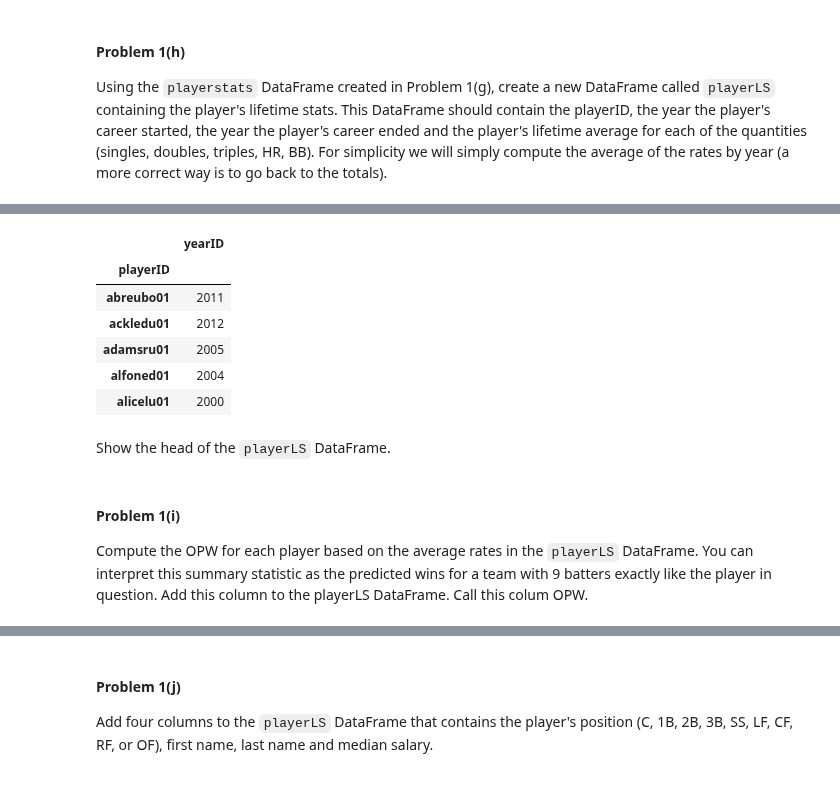
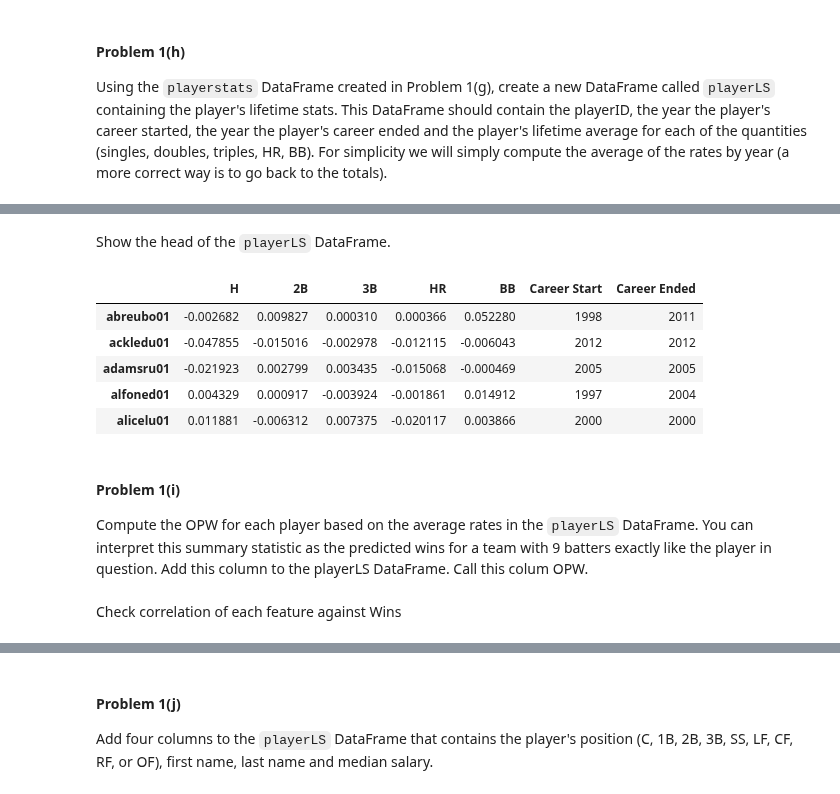
Before and after one commit to AnilKumarTeegala/DSE220_Machine_Learning, a Jupyter notebook: IPynb/Assignment_2_MAS.ipynb, the cells around one changed output, grey strips where cells are left out. Saved outputs shown, nothing was run; the diff lists cells and outputs as text; code cells hidden in the pictures.

```diff
--- a/IPynb/Assignment_2_MAS.ipynb
+++ b/IPynb/Assignment_2_MAS.ipynb
@@ -372,4 +356,6 @@ yearEnd = playerstats[['playerID', 'yearID']].groupby('playerID').max()
 yearStart.index.name = None
 yearEnd.index.name = None
 yearEnd.rename(columns={'yearID': 'Career Ended'}, inplace=True)
-yearEnd
+yearStart.rename(columns={'yearID': 'Career Start'}, inplace=True)
+#yearEnd
+playerLS = pd.concat([careerAverage,yearStart, yearEnd], axis=1)
@@ -395,10 +361,0 @@ yearEnd
-# %%
-playerstats[['playerID', 'yearID']].groupby('playerID').max().head()
-# %% [output]
-|  | yearID |
-| playerID |  |
-| abreubo01 | 2011 |
-| ackledu01 | 2012 |
-| adamsru01 | 2005 |
-| alfoned01 | 2004 |
-| alicelu01 | 2000 |
@@ -407,5 +362,14 @@ playerstats[['playerID', 'yearID']].groupby('playerID').max().head()
 # %% [markdown]
 Show the head of the `playerLS` DataFrame.
+# %%
+playerLS.head()
+# %% [output]
+|  | H | 2B | 3B | HR | BB | Career Start | Career Ended |
+| abreubo01 | -0.002682 | 0.009827 | 0.000310 | 0.000366 | 0.052280 | 1998 | 2011 |
+| ackledu01 | -0.047855 | -0.015016 | -0.002978 | -0.012115 | -0.006043 | 2012 | 2012 |
+| adamsru01 | -0.021923 | 0.002799 | 0.003435 | -0.015068 | -0.000469 | 2005 | 2005 |
+| alfoned01 | 0.004329 | 0.000917 | -0.003924 | -0.001861 | 0.014912 | 1997 | 2004 |
+| alicelu01 | 0.011881 | -0.006312 | 0.007375 | -0.020117 | 0.003866 | 2000 | 2000 |
 # %% [markdown]
 #### Problem 1(i)
 
@@ -414,0 +421,2 @@ Compute the OPW for each player based on the average rates in the `playerLS` Dat
+# %% [markdown]
+Check correlation of each feature against Wins
```
Also changed, not shown: parts of 18 cells of this notebook, 6 other files.
